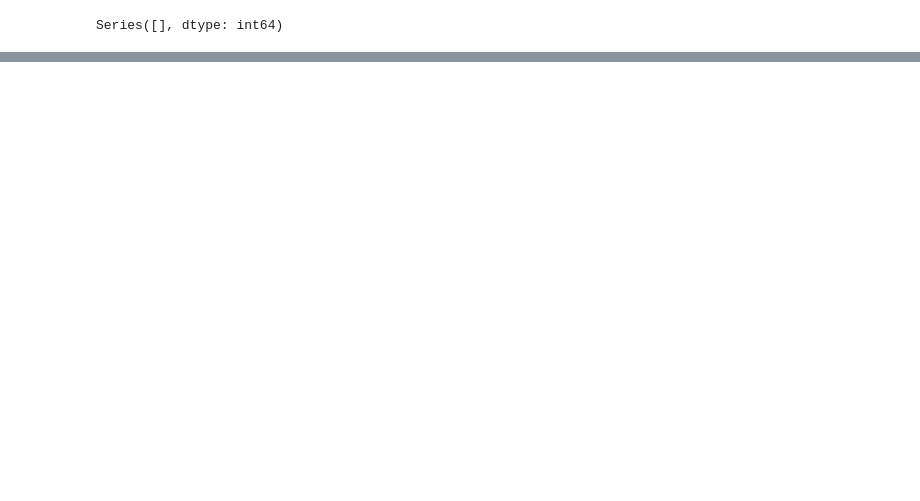
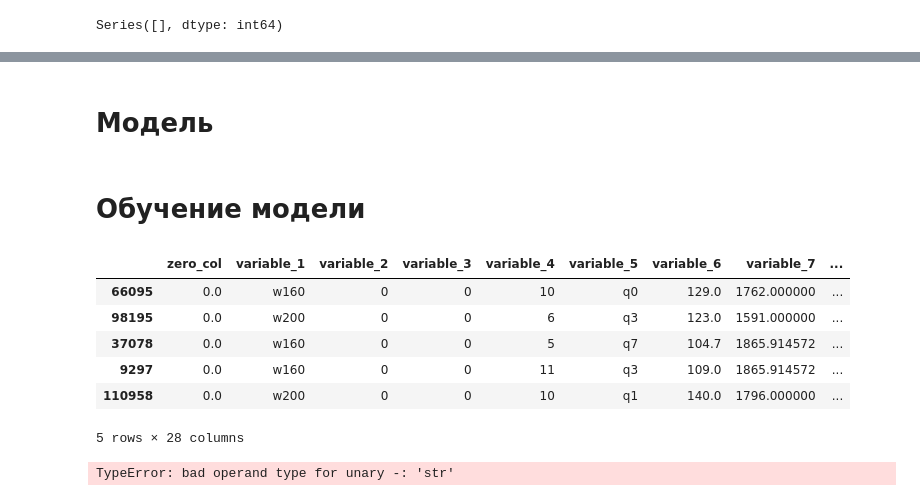
Before and after one commit to bobrotopor/AI, a Jupyter notebook: classification/classification.ipynb, the cells around one changed output, grey strips where cells are left out. Saved outputs shown, nothing was run; the diff lists cells and outputs as text; code cells hidden in the pictures; blank space fills up the shorter version.

```diff
--- a/classification/classification.ipynb
+++ b/classification/classification.ipynb
@@ -184,0 +329,2 @@ Series([], dtype: int64)
+# %% [markdown]
+# Модель
@@ -184,0 +370,20 @@ Series([], dtype: int64)
+# %% [markdown]
+# Обучение модели
+# %%
+x = balanced_df.copy()
+x.insert(0, 'zero_col', np.zeros(x.shape[0]))
+x.head()
+# %% [output]
+|  | zero_col | variable_1 | variable_2 | variable_3 | variable_4 | variable_5 | variable_6 | variable_7 | ... |
+| 66095 | 0.0 | w160 | 0 | 0 | 10 | q0 | 129.0 | 1762.000000 | ... |
+| 98195 | 0.0 | w200 | 0 | 0 | 6 | q3 | 123.0 | 1591.000000 | ... |
+| 37078 | 0.0 | w160 | 0 | 0 | 5 | q7 | 104.7 | 1865.914572 | ... |
+| 9297 | 0.0 | w160 | 0 | 0 | 11 | q3 | 109.0 | 1865.914572 | ... |
+| 110958 | 0.0 | w200 | 0 | 0 | 10 | q1 | 140.0 | 1796.000000 | ... |
+5 rows × 28 columns
+# %%
+
+log_classification = LogisticRegressionGD()
+log_classification.fit(x, x['target'],  alpha = 0.001, epsylon = 0.01, max_steps = 5000, Rtype = "CE")
+# %% [output]
+TypeError: bad operand type for unary -: 'str'
```
Also changed, not shown: parts of 29 cells of this notebook, 1 other file.
